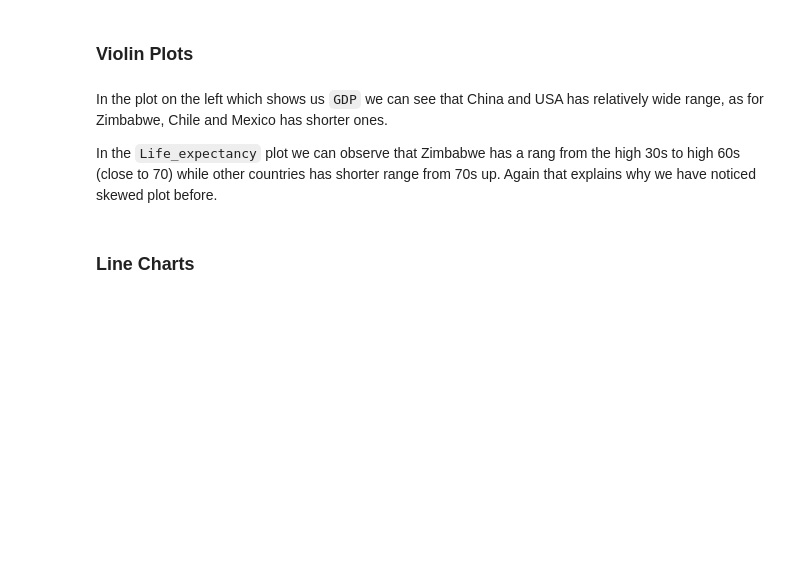
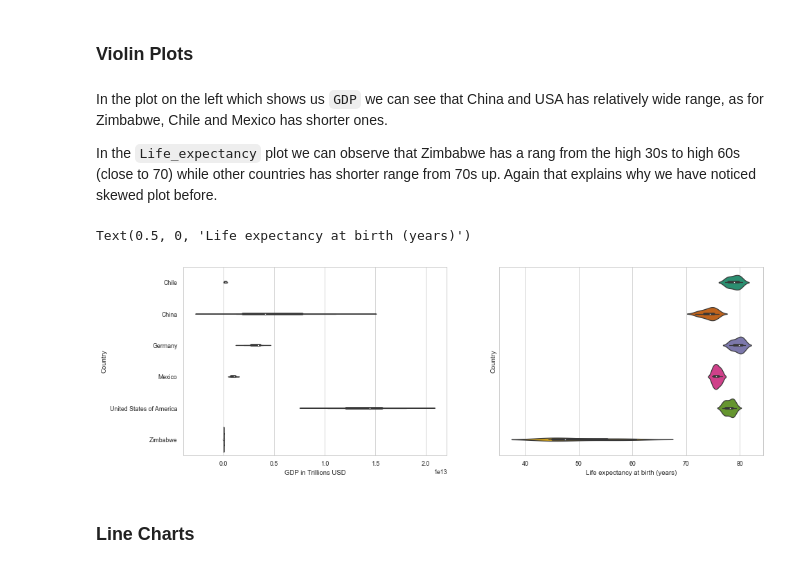
Before and after one commit to Jerry141/life_expectancy_gdp, a Jupyter notebook: life_expectancy_gdp.ipynb, the cells around one changed output. Saved outputs shown, nothing was run; the diff lists cells and outputs as text; code cells hidden in the pictures; blank space fills up the shorter version.

```diff
--- a/life_expectancy_gdp.ipynb
+++ b/life_expectancy_gdp.ipynb
@@ -161,12 +161,13 @@ In the `Life_expectancy` plot we can observe that Zimbabwe has a rang from the h
 # %%
 fig, ax = plt.subplots(1, 2, sharey=True, figsize=(15,5))
 sns.set_palette('Dark2')
-ax[0] = sns.violinplot(ax=ax[0], x=data.GDP, y=data.Country, color='black')
-ax[0] = sns.swarmplot(ax=ax[0], x=data.GDP, y=data.Country)
+ax[0] = sns.violinplot(ax=ax[0], x=data.GDP, y=data.Country)
 ax[0].set_xlabel("GDP in Trillions USD")
-ax[1] = sns.violinplot(ax=ax[1], x=data.Life_expectancy, y=data.Country, color='black')
-ax[1] = sns.swarmplot(ax=ax[1], x=data.Life_expectancy, y=data.Country)
+ax[1] = sns.violinplot(ax=ax[1], x=data.Life_expectancy, y=data.Country)
 ax[1].set_xlabel("Life expectancy at birth (years)")
+# %% [output]
+Text(0.5, 0, 'Life expectancy at birth (years)')
+[figure, added]
 # %% [markdown]
 ### Line Charts
 # %% [markdown]
```
